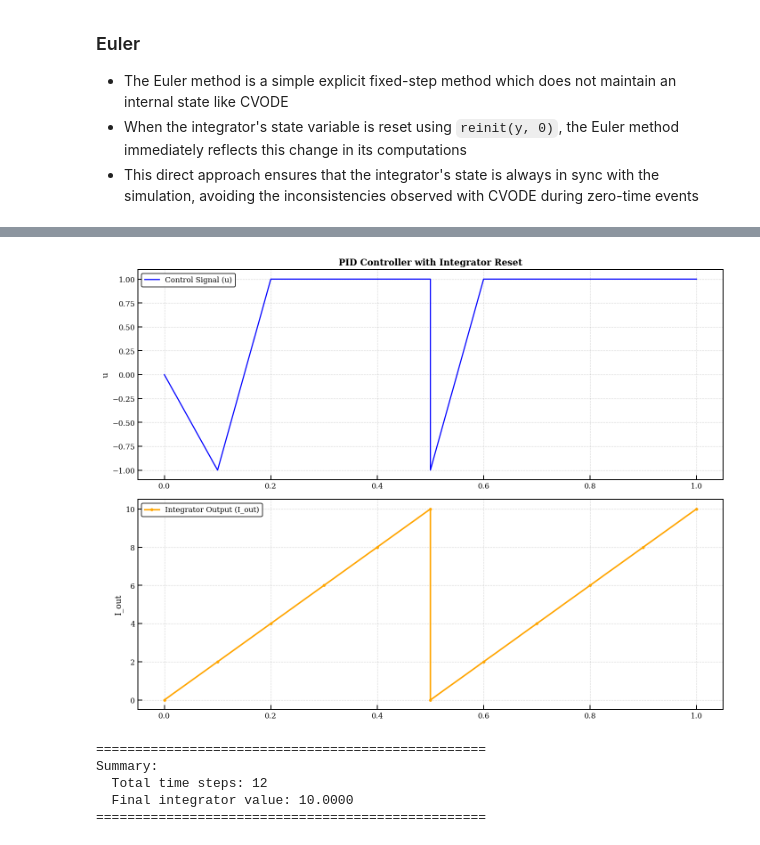
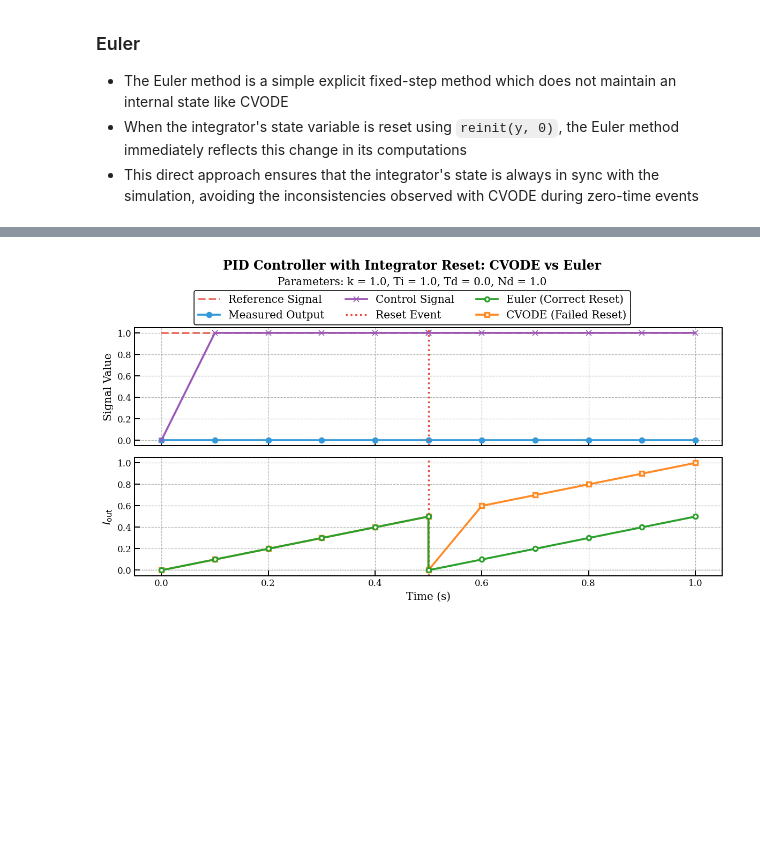
Before and after one commit to FlorianFrech/SystemSimulation, a Jupyter notebook: demos/ControlledPendulum/MyModels/Hybrid/test_3_integrator_reset.ipynb, the cells around one changed output, grey strips where cells are left out. Saved outputs shown, nothing was run; the diff lists cells and outputs as text; code cells hidden in the pictures; blank space fills up the shorter version.

```diff
--- a/demos/ControlledPendulum/MyModels/Hybrid/test_3_integrator_reset.ipynb
+++ b/demos/ControlledPendulum/MyModels/Hybrid/test_3_integrator_reset.ipynb
@@ -176 +249,4 @@ After next step: [1.0, 0.0, 2.0]
+# %%
+pid_cvode.get_parameters()
+parameters = {'k': 1.0, 'Ti': 1.0, 'Td': 0.0, 'Nd': 1.0, }
 # %%
@@ -222,34 +315,48 @@ t: 1.0 s, outputs: {'I_out': 9.999999999999998, 'u': 1.0}
 # %%
-# Plot results
-import matplotlib.pyplot as plt
-plt.figure(figsize=(12, 9))
+# Plot results - Comparison of CVODE vs Euler integrator reset behavior
+fig, (ax1, ax2) = plt.subplots(2, 1, figsize=(10, 5), sharex=True)
 
-plt.subplot(2, 1, 1)
-plt.plot(t_values, u_values, 'b-', linewidth=1.5, label='Control Signal (u)')
-plt.ylabel('u', fontsize=11)
-plt.legend(fontsize=10)
-plt.grid(True, alpha=0.3)
-plt.title('PID Controller with Integrator Reset', fontsize=12, fontweight='bold')
+# Find reset time (where there's a duplicate time value)
+reset_idx = 5  # Based on i=4, after 5 steps
+reset_time = 0.5
 
-plt.subplot(2, 1, 2)
-plt.plot(t_values, I_out_values, 'orange', linewidth=2, label='Integrator Output (I_out)', marker='o', markersize=3)
-plt.ylabel('I_out', fontsize=11)
-plt.legend(fontsize=10)
-plt.grid(True, alpha=0.3)
+fig.suptitle('PID Controller with Integrator Reset: CVODE vs Euler', fontweight='bold', fontsize=14, y=1.10)
+fig.text(0.5, 1.02, f'Parameters: k = {parameters["k"]}, Ti = {parameters["Ti"]}, Td = {parameters["Td"]}, Nd = {parameters["Nd"]}',
+         ha='center', fontsize=12)
+
+# Top subplot: Control signal
+ref_signal = ax1.plot(t_values, ref * np.ones_like(t_values), '--', label='Reference Signal',
+         color='#E74C3C', alpha=0.8)
+measured_output_signal = ax1.plot(t_values, y * np.ones_like(t_values), '-o', label='Measured Output',
+         color='#3498DB')
+control_signal = ax1.plot(t_values, u_values, '-x', label='Control Signal',
+         color='#9B59B6')
+reset_signal = ax1.axvline(reset_time, color='#E74C3C', linestyle=':', linewidth=2,
+            label='Reset Event')
+ax1.set_ylabel('Signal Value')
+ax1.grid(True)
+
+# Bottom subplot: Integrator outputs comparison
+euler_signal = ax2.plot(t_values, I_out_values_euler, 'o-', markersize=5,
+         label='Euler (Correct Reset)', color='C2', markerfacecolor='white',
+         markeredgewidth=2, zorder=3)
+cvode_signal = ax2.plot(t_values, I_out_values_cvode, 's-', markersize=5,
+         label='CVODE (Failed Reset)', color='C1', markerfacecolor='white',
+         markeredgewidth=2, zorder=2, alpha=0.9)
+ax2.axvline(reset_time, color='#E74C3C', linestyle=':', linewidth=2)
+ax2.axhline(0, color='gray', linestyle=':', linewidth=1, alpha=0.5)
+
+ax2.set_xlabel('Time (s)')
+ax2.set_ylabel('$I_{\\mathrm{out}}$')
+ax2.grid(True)
+ax2.set_xlim(-0.05, max(t_values) + 0.05)
+
+handles = [ref_signal[0], measured_output_signal[0], control_signal[0],reset_signal, euler_signal[0], cvode_signal[0]]
+labels = [h.get_label() for h in handles]
+fig.legend(handles, labels, loc='upper center', ncol=3, framealpha=0.95, bbox_to_anchor=(0.5, 1.02))
 
 plt.tight_layout()
+plt.savefig('../figures/Hybrid/test_3_reset.svg')
 plt.show()
-
-# Print summary
-print(f"\n{'='*50}")
-print(f"Summary:")
-print(f"  Total time steps: {len(t_values)}")
-print(f"  Final integrator value: {I_out_values[-1]:.4f}")
-print(f"{'='*50}")
 # %% [output]
-[figure, old version]
+[figure, new version]
-==================================================
-Summary:
-  Total time steps: 12
-  Final integrator value: 10.0000
-==================================================
```
Also changed, not shown: parts of 6 cells of this notebook, 26 other files.
